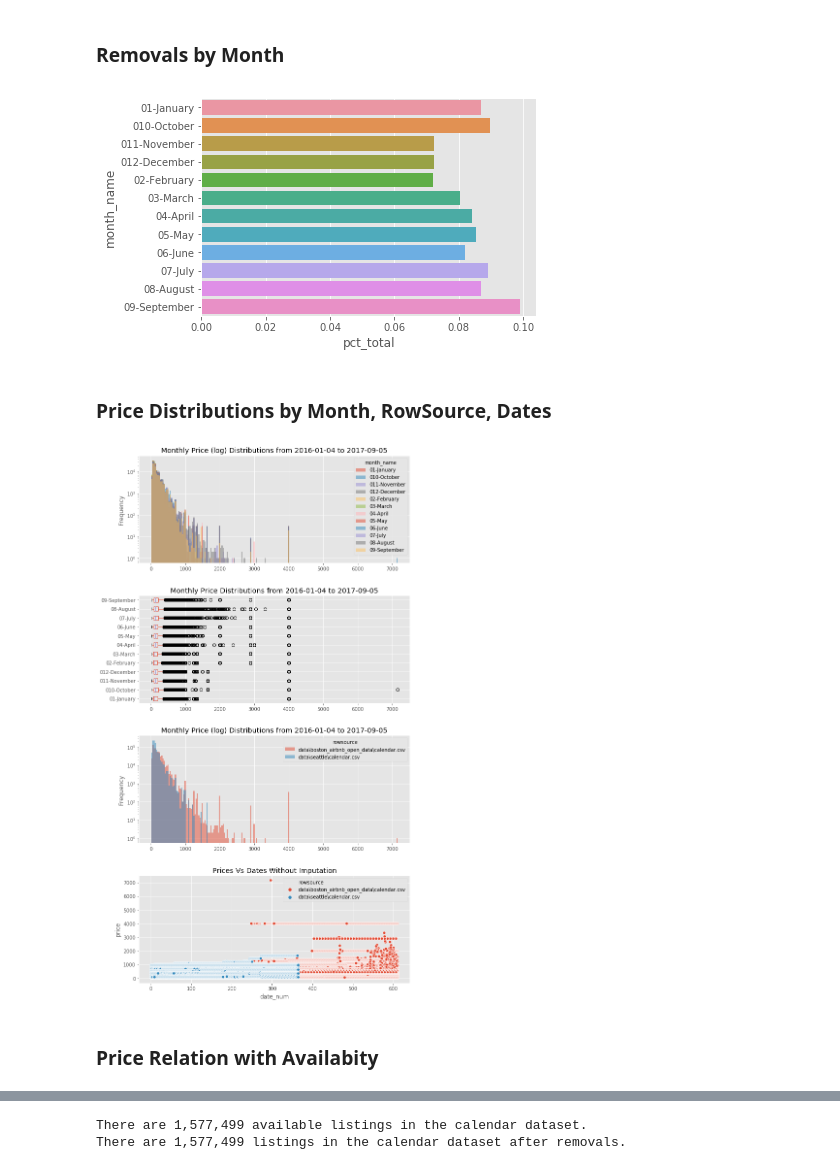
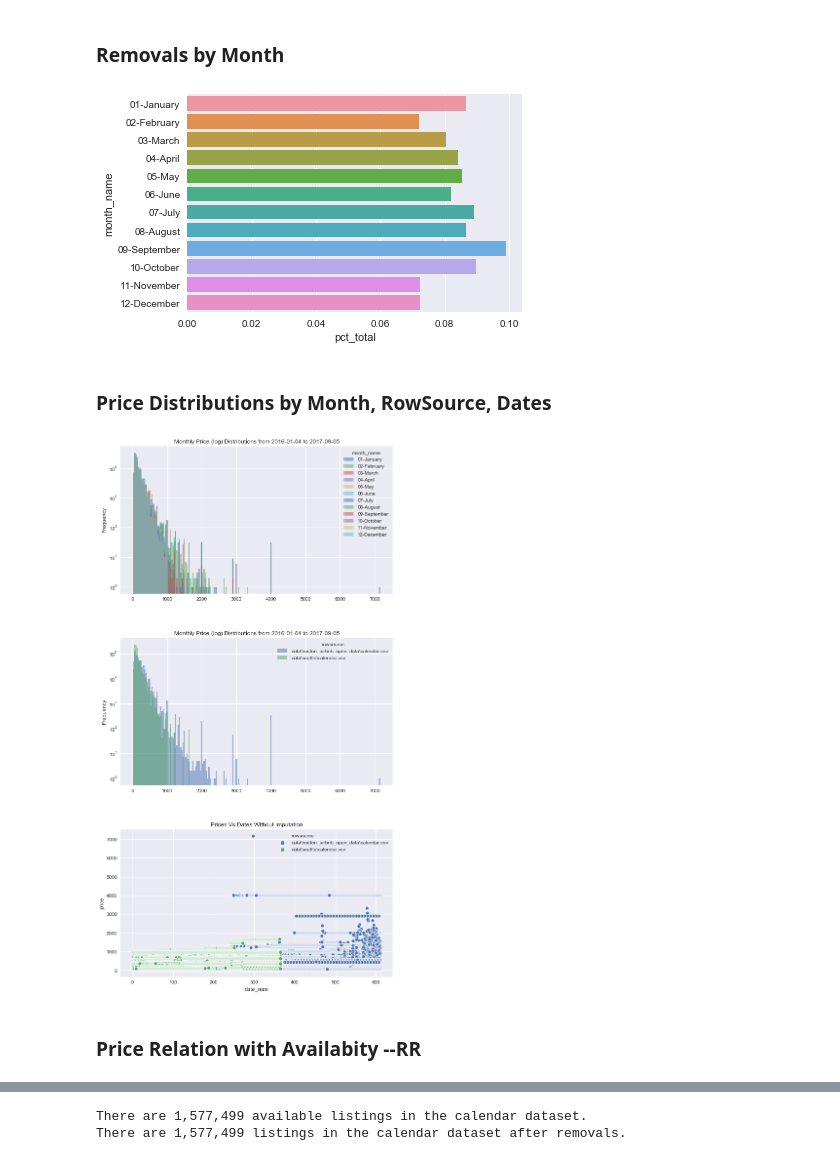
Before and after one commit to samlexrod/airbnb_ml, a Jupyter notebook: Airbnb_Analysis.ipynb, the cells around one changed output, grey strips where cells are left out. Saved outputs shown, nothing was run; the diff lists cells and outputs as text; code cells hidden in the pictures.

```diff
--- a/Airbnb_Analysis.ipynb
+++ b/Airbnb_Analysis.ipynb
@@ -60,5 +51,8 @@ from helper import AnalysisStatus
 from helper import DummySplit
 from sklearn.preprocessing import OneHotEncoder
 from wordcloud import WordCloud
+from statsmodels.stats.outliers_influence import variance_inflation_factor
+from statsmodels.tools.tools import add_constant
 %matplotlib inline
-plt.style.use('ggplot')
+
+plt.style.use('seaborn')
@@ -830,3 +760,3 @@ listings.drop('has_availability', axis=1, inplace=True)
 # %%
 # column additions for scatter and monthly comparisons
-calendar_clean.loc[:, 'date_num'] = calendar_clean.date.rank(method='dense')
+calendar_clean = calendar_clean.assign(date_num=lambda x: x.date.rank(method='dense'))
@@ -844,7 +763,9 @@ See the caveats in the documentation: http://pandas.pydata.org/pandas-docs/stabl
 # %%
 # Get the month name
-month_name_func = lambda x: '0'+str(x.month)[-2:] + '-' + x.month_name()
-calendar_clean.loc[:, 'month_name'] = calendar_clean.date.apply(month_name_func)
+lmfunc_concat_name = lambda x: f"{x.month:02d}" + '-' + x.month_name()
+lmfunc_month_name = lambda x: x.date.apply(lmfunc_concat_name)
+
+calendar_clean =  calendar_clean.assign(month_name=lmfunc_month_name)
 # %% [markdown]
 ## Calendar Removals or Imputations
 # %% [markdown]
@@ -886,7 +807,7 @@ calendar_month_miss = calendar_clean.query("provided_flag=='MissingValue'").grou
 sns.barplot(
     x='pct_total', y='month_name', data=calendar_month_miss.reset_index());
 # %% [output]
-[figure, old version]
+[figure, new version]
 # %% [markdown]
 ### Price Distributions by Month, RowSource, Dates
 # %%
@@ -897,44 +818,39 @@ calendar_price_bymonth = calendar_clean.reset_index(drop=True).pivot(
 calendar_price_bysource = calendar_clean.reset_index(drop=True)\
     .pivot(columns='rowsource', values='price')
 
 # Title min max dates
 max_date = str(calendar_clean.date.max().date())
 min_date = str(calendar_clean.date.min().date())
 
 # Starting subplot
-fig, ax = plt.subplots(nrows=4, ncols=1, figsize=(10, 20))
+fig, ax = plt.subplots(nrows=3, ncols=1, figsize=(10, 20))
 
 plt.subplots_adjust(hspace=.3)
 
 calendar_price_bymonth.plot.hist(
     bins=200,
     logy=True,
     alpha=.5,
     title=f'Monthly Price (log) Distributions from {min_date} to {max_date}',
     ax=ax[0])
 
-calendar_price_bymonth.plot.box(
-    vert=False,
-    title=f'Monthly Price Distributions from {min_date} to {max_date}',
-    ax=ax[1])
-
 calendar_price_bysource.plot.hist(
     bins=200,
     logy=True,
     alpha=.5,
-    title=f'Monthly Price (log) Distributions from {min_date} to {max_date}', ax=ax[2])
+    title=f'Monthly Price (log) Distributions from {min_date} to {max_date}', ax=ax[1])
 
 plt.title('Prices Vs Dates Without Imputation')
 sns.scatterplot(x='date_num',
                 y='price',
                 hue='rowsource',
-                data=calendar_clean, ax=ax[3])
+                data=calendar_clean, ax=ax[2])
 
 plt.show()
 # %% [output]
-[figure, old version]
+[figure, new version]
 # %% [markdown]
-### Price Relation with Availabity
+### Price Relation with Availabity --RR
 # %%
 plt.figure(figsize=(10, 5))
 plt.title("Distribution of Prices by Availability")
```
Also changed, not shown: parts of 311 cells of this notebook, 4 other files.
